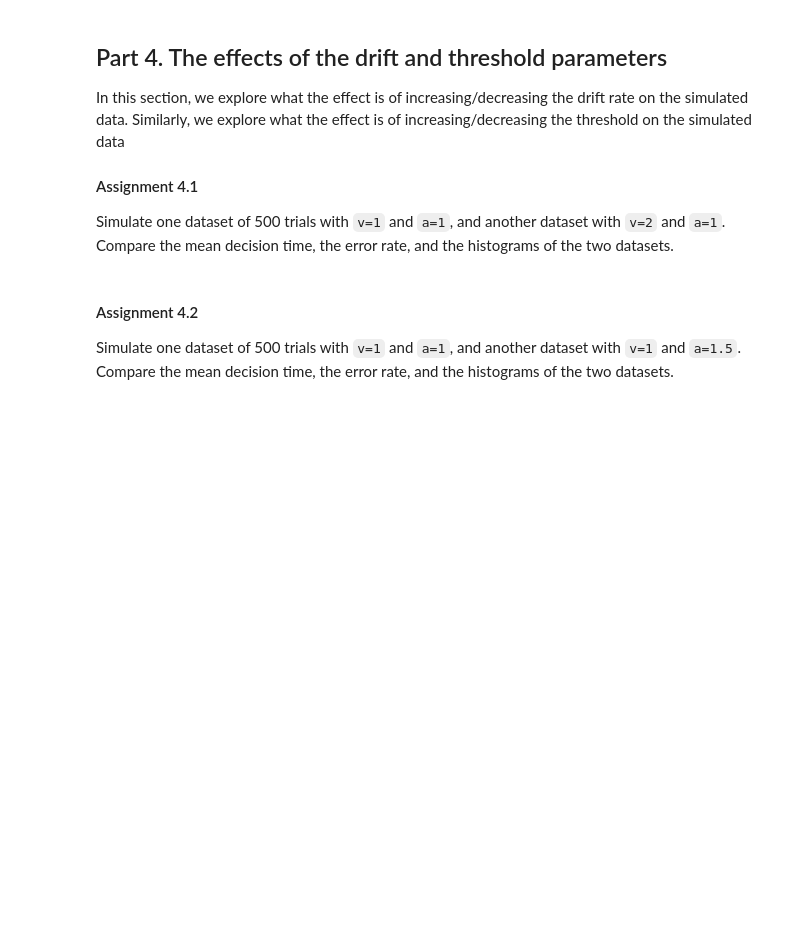
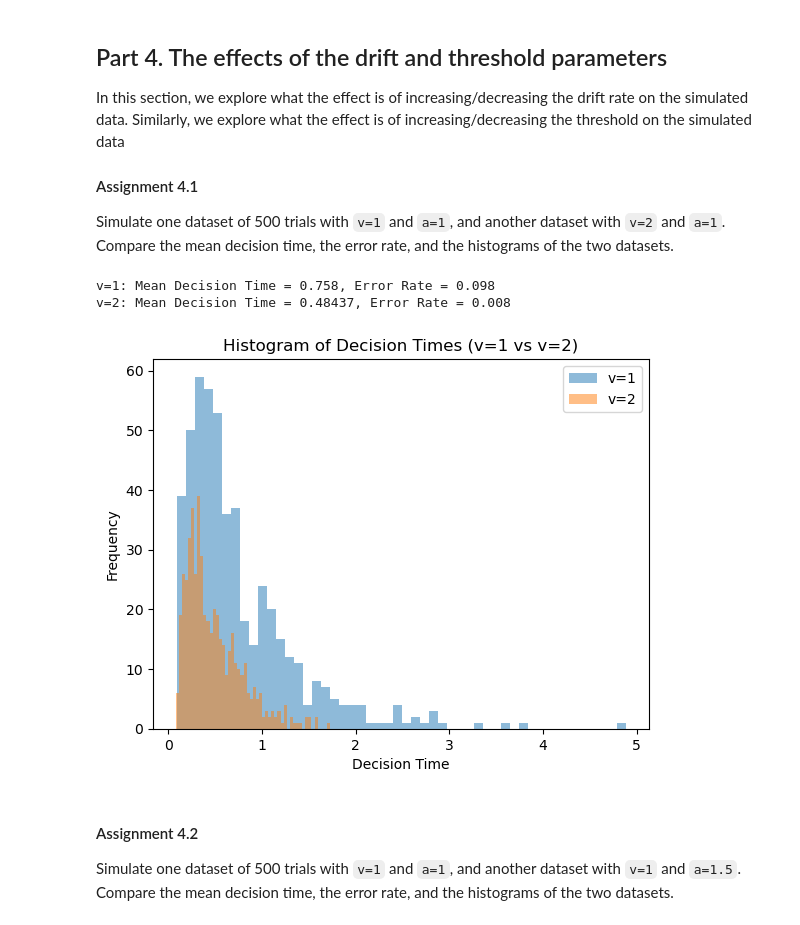
Before and after one commit to kooroshkz/Cognition_and_Computation, a Jupyter notebook: Project-3/eam.ipynb, the cells around one changed output. Drawn from its saved outputs; the diff is of its cells as text; code cells hidden in the pictures; blank space fills up the shorter version.

```diff
--- a/Project-3/eam.ipynb
+++ b/Project-3/eam.ipynb
@@ -123,4 +232,18 @@ Implement a drift rate in the `for` loop of your function `simulate_single_trial
 #### Assignment 3.2
 Again, simulate 500 trials. Use a drift rate of `v=1`. After every trial, store the decision time and the choice. What is the mean decision time across trials? What was the error rate?
 # %%
-### your code
+decision_times = []
+choices = []
+
+# Simulate 500 trials with drift rate v=1
+for i in range(500):
+    decision_time, choice_made, _ = simulate_single_trial(a=1, c=1, dt=0.001, v=1, max_time_steps=5000)
+    decision_times.append(decision_time)
+    choices.append(1 if choice_made == "upper" else 0)
+
+# Calculate mean decision time and error rate
+mean_decision_time = np.mean(decision_times)
+error_rate = choices.count(0) / len(choices)
+
+print(f"Mean Decision Time: {mean_decision_time}")
+print(f"Error Rate: {error_rate}")
@@ -149,7 +286,42 @@ In this section, we explore what the effect is of increasing/decreasing the drif
 #### Assignment 4.1
 Simulate one dataset of 500 trials with `v=1` and `a=1`, and another dataset with `v=2` and `a=1`. Compare the mean decision time, the error rate, and the histograms of the two datasets.
 # %%
-# your code
+decision_times_v_1 = []
+choices_v_1 = []
+decision_times_v_2 = []
+choices_v_2 = []
+
+# Simulate for v=1 and v=2
+for _ in range(500):
+    decision_time, choice_made, _ = simulate_single_trial(a=1, c=1, dt=0.001, v=1, max_time_steps=5000)
+    decision_times_v_1.append(decision_time)
+    choices_v_1.append(choice_made)
+
+    decision_time, choice_made, _ = simulate_single_trial(a=1, c=1, dt=0.001, v=2, max_time_steps=5000)
+    decision_times_v_2.append(decision_time)
+    choices_v_2.append(choice_made)
+
+mean_decision_time_v_1 = np.mean(decision_times_v_1)
+mean_decision_time_v_2 = np.mean(decision_times_v_2)
+error_rate_v_1 = choices_v_1.count('lower') / len(choices_v_1)
+error_rate_v_2 = choices_v_2.count('lower') / len(choices_v_2)
+
+# Comparison
+print(f"v=1: Mean Decision Time = {mean_decision_time_v_1}, Error Rate = {error_rate_v_1}")
+print(f"v=2: Mean Decision Time = {mean_decision_time_v_2}, Error Rate = {error_rate_v_2}")
+
+# Histogram
+plt.hist(decision_times_v_1, bins=50, alpha=0.5, label="v=1")
+plt.hist(decision_times_v_2, bins=50, alpha=0.5, label="v=2")
+plt.xlabel("Decision Time")
+plt.ylabel("Frequency")
+plt.title("Histogram of Decision Times (v=1 vs v=2)")
+plt.legend()
+plt.show()
+# %% [output]
+v=1: Mean Decision Time = 0.758, Error Rate = 0.098
+v=2: Mean Decision Time = 0.48437, Error Rate = 0.008
+[figure, added]
 # %% [markdown]
 #### Assignment 4.2
 Simulate one dataset of 500 trials with `v=1` and `a=1`, and another dataset with `v=1` and `a=1.5`. Compare the mean decision time, the error rate, and the histograms of the two datasets.
```
Also changed, not shown: parts of 10 cells of this notebook.
